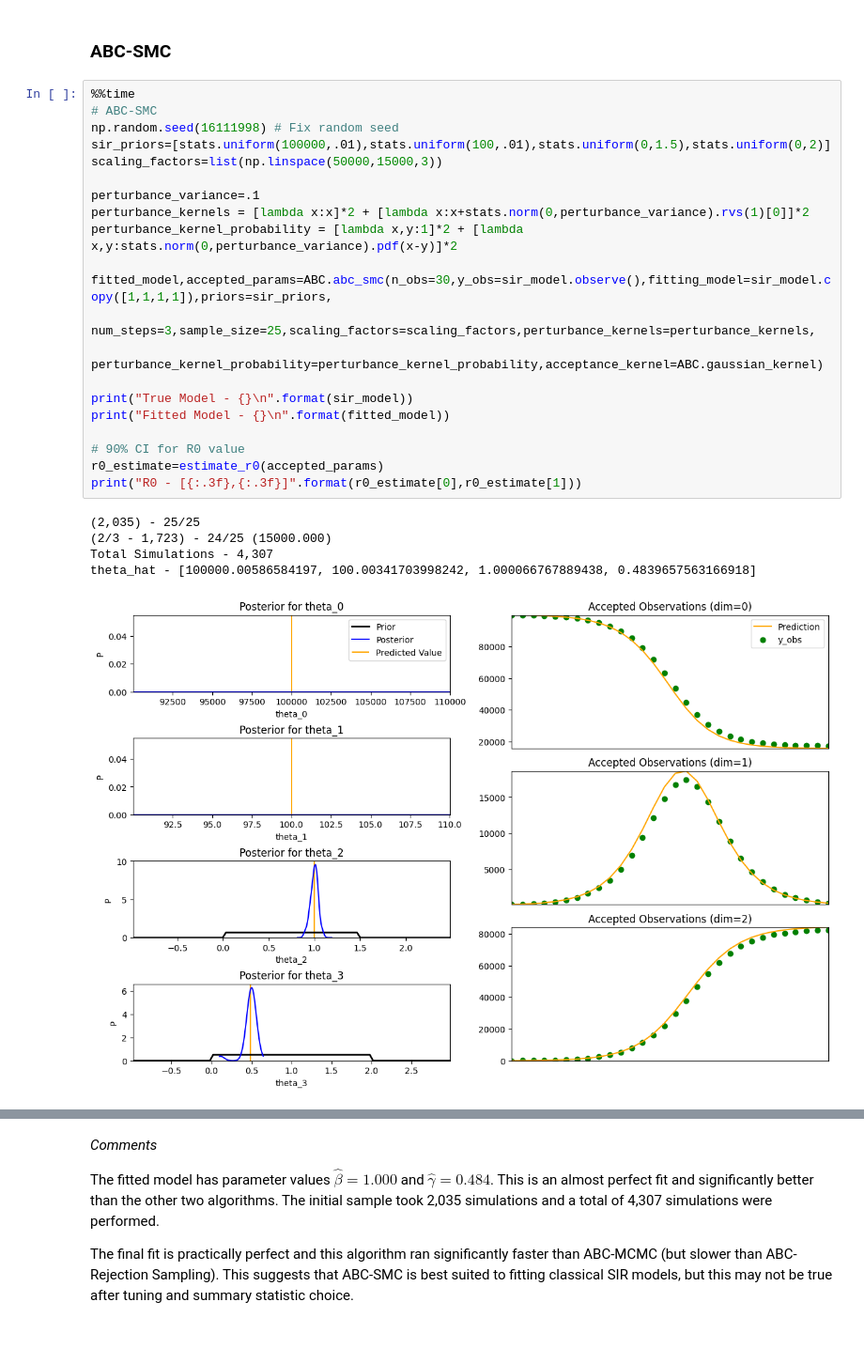
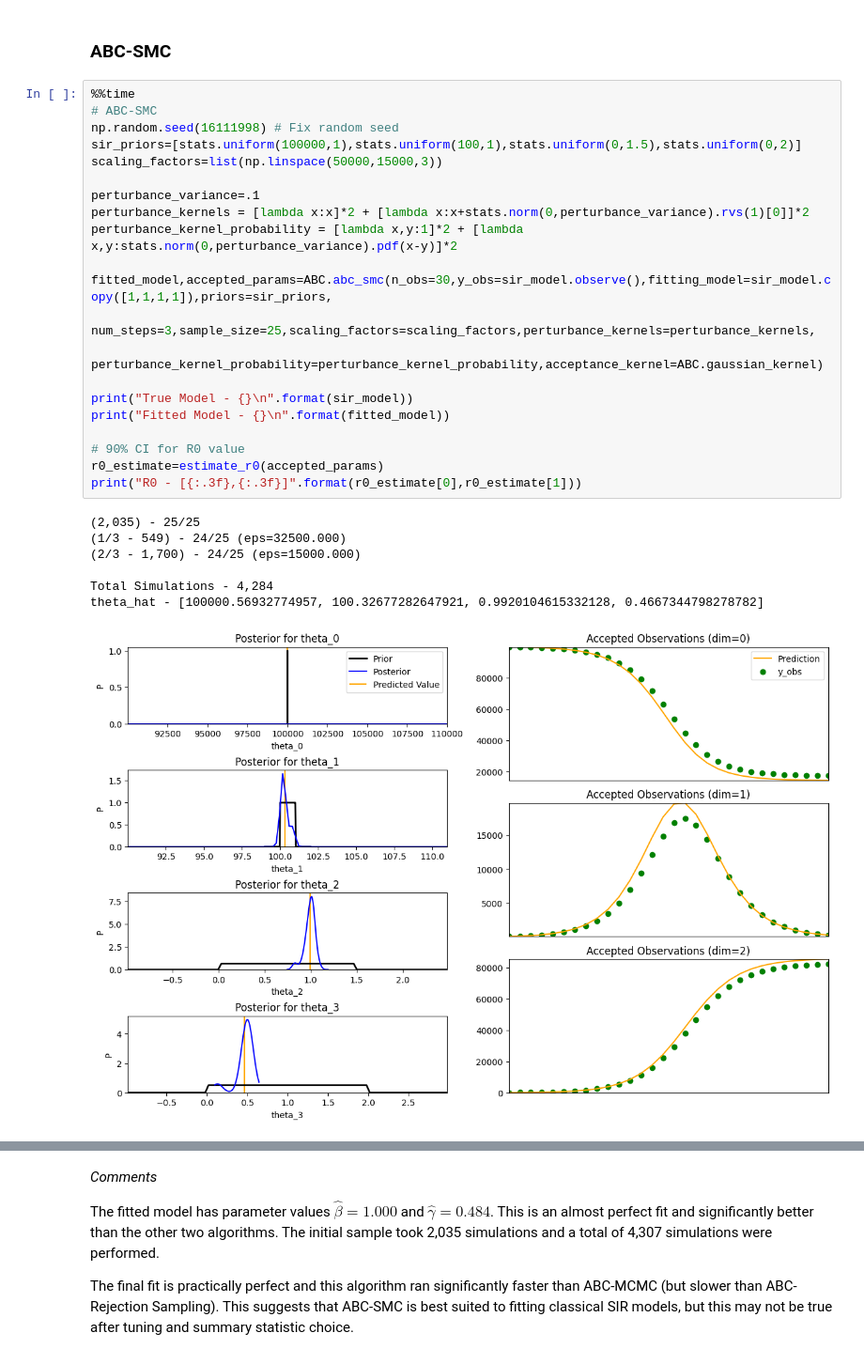
Before and after one commit to dajhutchinson/bayesian-modelling-of-epidemic-events, a Jupyter notebook: Code/SIR_Notebook.ipynb, the cells around one changed output, grey strips where cells are left out. Shown at 94% size. Drawn from its saved outputs; the diff is of its cells as text.

```diff
--- a/Code/SIR_Notebook.ipynb
+++ b/Code/SIR_Notebook.ipynb
@@ -254,30 +256,32 @@ Again, the posteriors (middle col.) have their mass concentrated close to the tr
 # %%
 %%time
 # ABC-SMC
 np.random.seed(16111998) # Fix random seed
-sir_priors=[stats.uniform(100000,.01),stats.uniform(100,.01),stats.uniform(0,1.5),stats.uniform(0,2)]
+sir_priors=[stats.uniform(100000,1),stats.uniform(100,1),stats.uniform(0,1.5),stats.uniform(0,2)]
 scaling_factors=list(np.linspace(50000,15000,3))
 
 perturbance_variance=.1
 perturbance_kernels = [lambda x:x]*2 + [lambda x:x+stats.norm(0,perturbance_variance).rvs(1)[0]]*2
 perturbance_kernel_probability = [lambda x,y:1]*2 + [lambda x,y:stats.norm(0,perturbance_variance).pdf(x-y)]*2
 
 fitted_model,accepted_params=ABC.abc_smc(n_obs=30,y_obs=sir_model.observe(),fitting_model=sir_model.copy([1,1,1,1]),priors=sir_priors,
     num_steps=3,sample_size=25,scaling_factors=scaling_factors,perturbance_kernels=perturbance_kernels,
     perturbance_kernel_probability=perturbance_kernel_probability,acceptance_kernel=ABC.gaussian_kernel)
 
 print("True Model - {}\n".format(sir_model))
 print("Fitted Model - {}\n".format(fitted_model))
 
 # 90% CI for R0 value
 r0_estimate=estimate_r0(accepted_params)
 print("R0 - [{:.3f},{:.3f}]".format(r0_estimate[0],r0_estimate[1]))
 # %% [output]
 (2,035) - 25/25
-(2/3 - 1,723) - 24/25 (15000.000)
-Total Simulations - 4,307
-theta_hat - [100000.00586584197, 100.00341703998242, 1.000066767889438, 0.4839657563166918]
+(1/3 - 549) - 24/25 (eps=32500.000)
+(2/3 - 1,700) - 24/25 (eps=15000.000)
+
+Total Simulations - 4,284
+theta_hat - [100000.56932774957, 100.32677282647921, 0.9920104615332128, 0.4667344798278782]
-[figure, old version]
+[figure, new version]
 True Model - Population Size=100,000.0
 Initially Infected=100.0
 Beta=1.000
```
Also changed, not shown: parts of 16 cells of this notebook, 7 other files.
